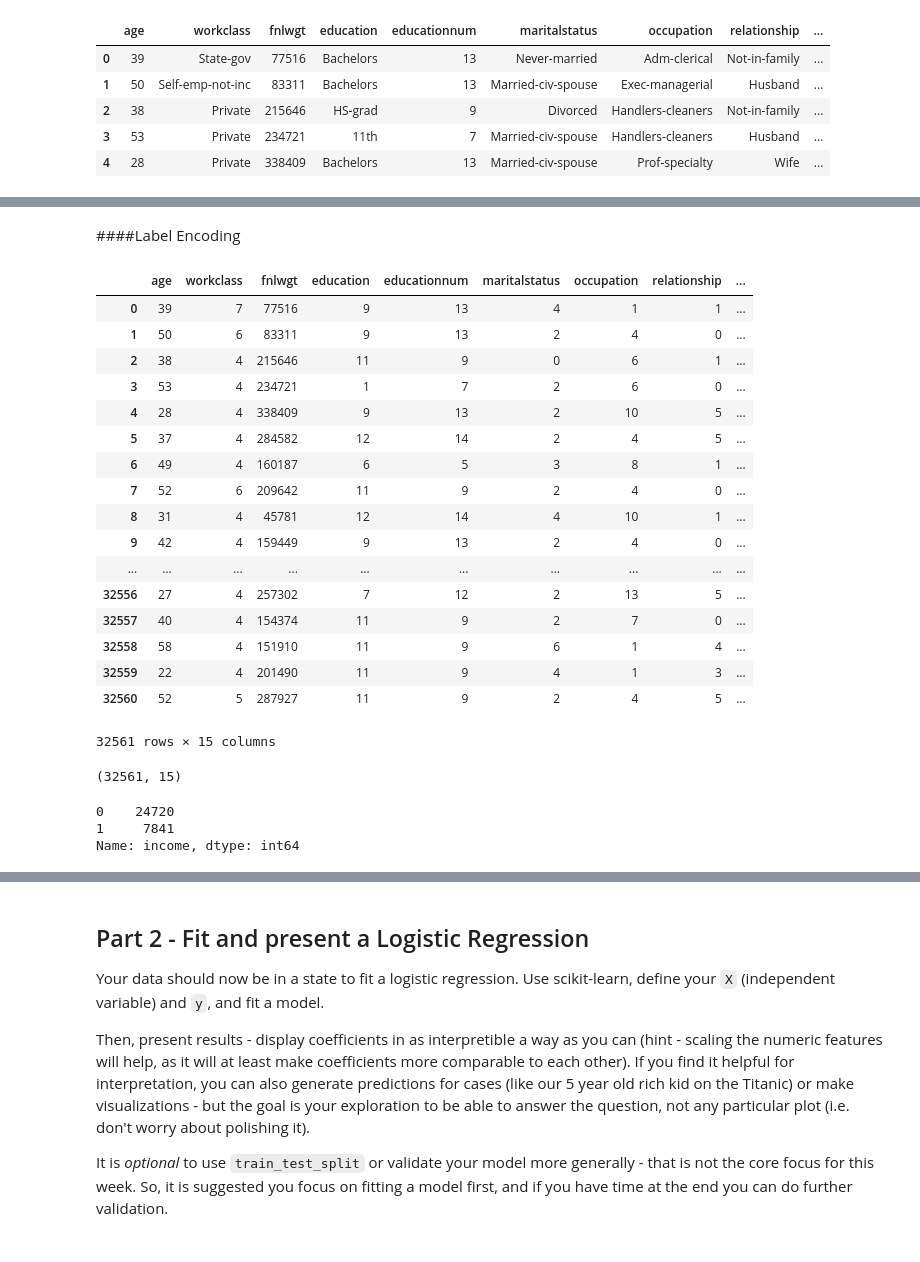
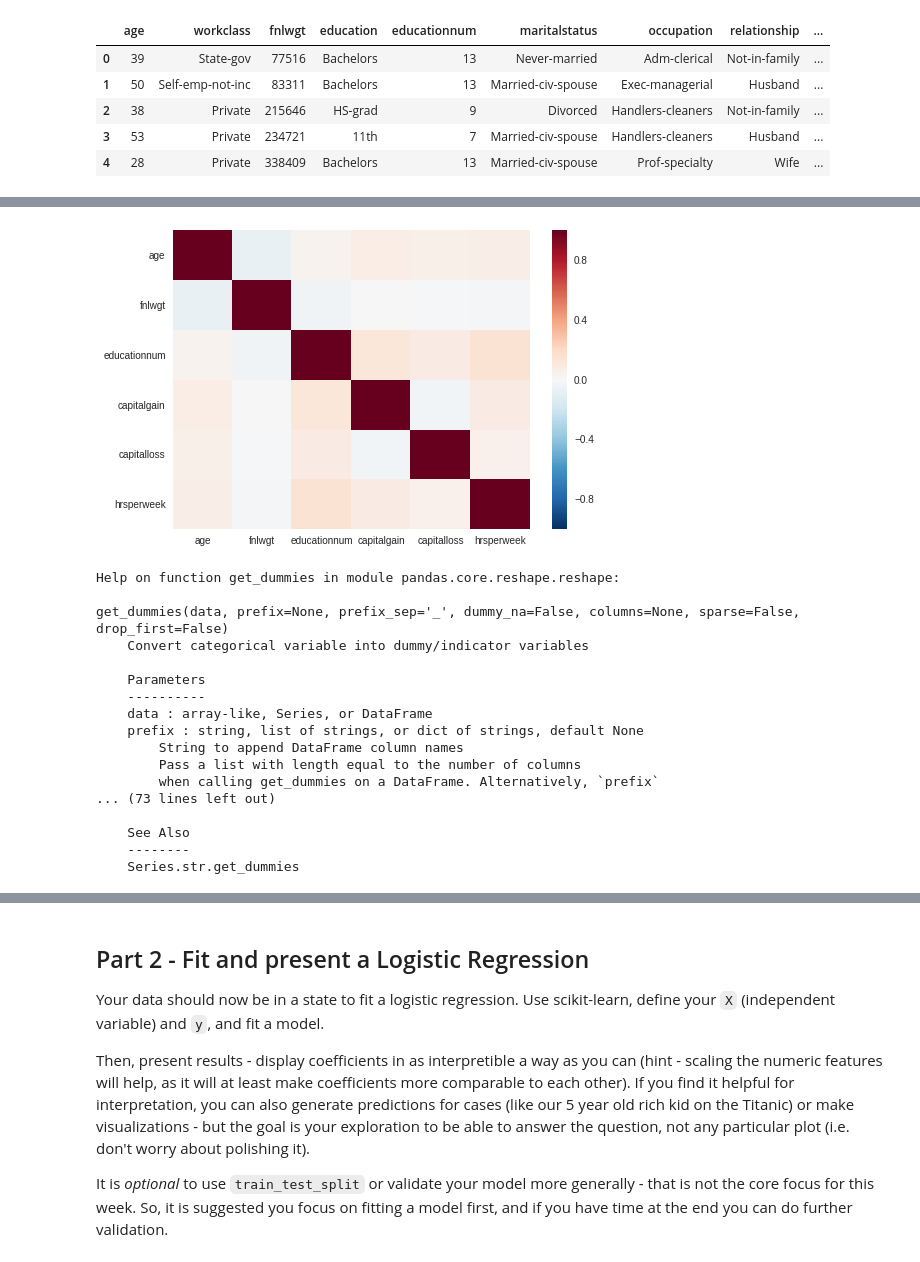
Before and after one commit to bloominstituteoftechnology/DS-Unit-2-Sprint-3-Advanced-Regression, a Jupyter notebook: CTolbert_DS_Unit_2_Sprint_Challenge_3.ipynb, the cells around one changed output, grey strips where cells are left out. Saved outputs shown, nothing was run; the diff lists cells and outputs as text; code cells hidden in the pictures.

```diff
--- a/CTolbert_DS_Unit_2_Sprint_Challenge_3.ipynb
+++ b/CTolbert_DS_Unit_2_Sprint_Challenge_3.ipynb
@@ -128,2 +83,0 @@ dtype: object
-# %% [markdown]
-####Label Encoding
@@ -141,30 +84,25 @@ def dummyEncode(df):
-# %%
-dummyEncode(df_raw)
-# %% [output]
-|  | age | workclass | fnlwgt | education | educationnum | maritalstatus | occupation | relationship | ... |
-| 0 | 39 | 7 | 77516 | 9 | 13 | 4 | 1 | 1 | ... |
-| 1 | 50 | 6 | 83311 | 9 | 13 | 2 | 4 | 0 | ... |
-| 2 | 38 | 4 | 215646 | 11 | 9 | 0 | 6 | 1 | ... |
-| 3 | 53 | 4 | 234721 | 1 | 7 | 2 | 6 | 0 | ... |
-| 4 | 28 | 4 | 338409 | 9 | 13 | 2 | 10 | 5 | ... |
-| 5 | 37 | 4 | 284582 | 12 | 14 | 2 | 4 | 5 | ... |
-| 6 | 49 | 4 | 160187 | 6 | 5 | 3 | 8 | 1 | ... |
-| 7 | 52 | 6 | 209642 | 11 | 9 | 2 | 4 | 0 | ... |
-| 8 | 31 | 4 | 45781 | 12 | 14 | 4 | 10 | 1 | ... |
-| 9 | 42 | 4 | 159449 | 9 | 13 | 2 | 4 | 0 | ... |
-| ... | ... | ... | ... | ... | ... | ... | ... | ... | ... |
-| 32556 | 27 | 4 | 257302 | 7 | 12 | 2 | 13 | 5 | ... |
-| 32557 | 40 | 4 | 154374 | 11 | 9 | 2 | 7 | 0 | ... |
-| 32558 | 58 | 4 | 151910 | 11 | 9 | 6 | 1 | 4 | ... |
-| 32559 | 22 | 4 | 201490 | 11 | 9 | 4 | 1 | 3 | ... |
-| 32560 | 52 | 5 | 287927 | 11 | 9 | 2 | 4 | 5 | ... |
-32561 rows × 15 columns
-# %%
-# Check target count
-print(df_raw.shape, '\n')
-df_raw['income'].value_counts()
-# %% [output]
-(32561, 15)
-0    24720
-1     7841
-Name: income, dtype: int64
+# %%
+sns.heatmap(df_raw.corr())
+plt.show()
+# %% [output]
+[figure, added]
+# %%
+help(pd.get_dummies)
+# %% [output]
+Help on function get_dummies in module pandas.core.reshape.reshape:
+
+get_dummies(data, prefix=None, prefix_sep='_', dummy_na=False, columns=None, sparse=False, drop_first=False)
+    Convert categorical variable into dummy/indicator variables
+
+    Parameters
+    ----------
+    data : array-like, Series, or DataFrame
+    prefix : string, list of strings, or dict of strings, default None
+        String to append DataFrame column names
+        Pass a list with length equal to the number of columns
+        when calling get_dummies on a DataFrame. Alternatively, `prefix`
+... (73 lines left out)
+
+    See Also
+    --------
+    Series.str.get_dummies
```
Also changed, not shown: parts of 40 cells of this notebook.
